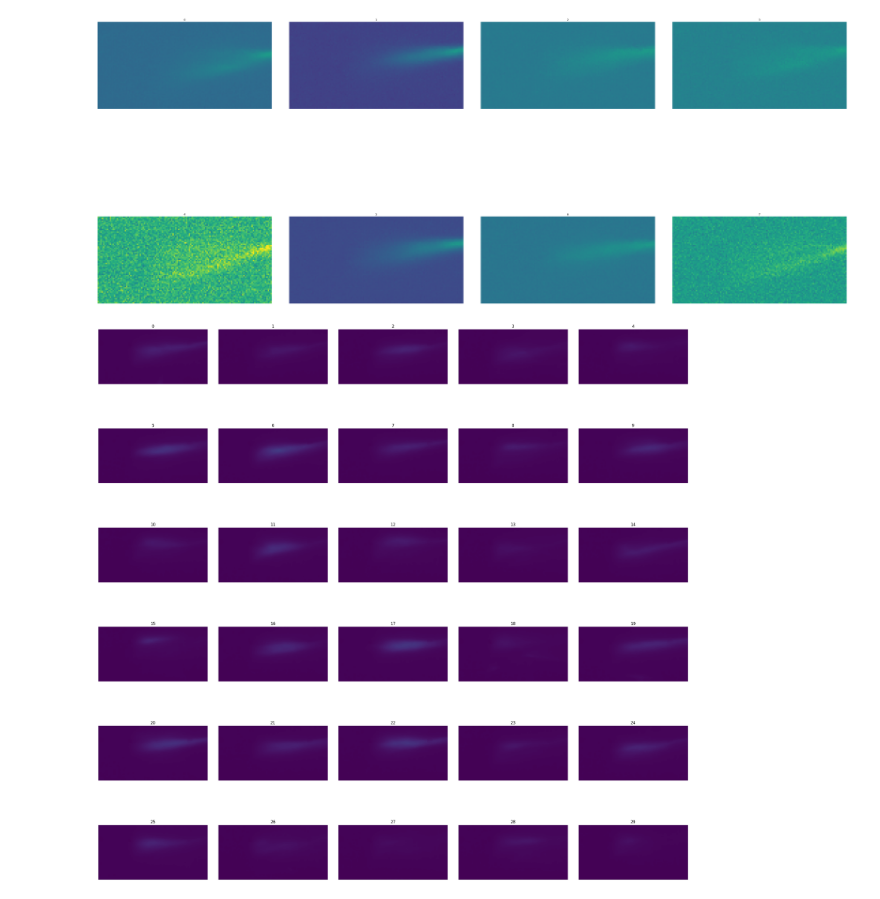
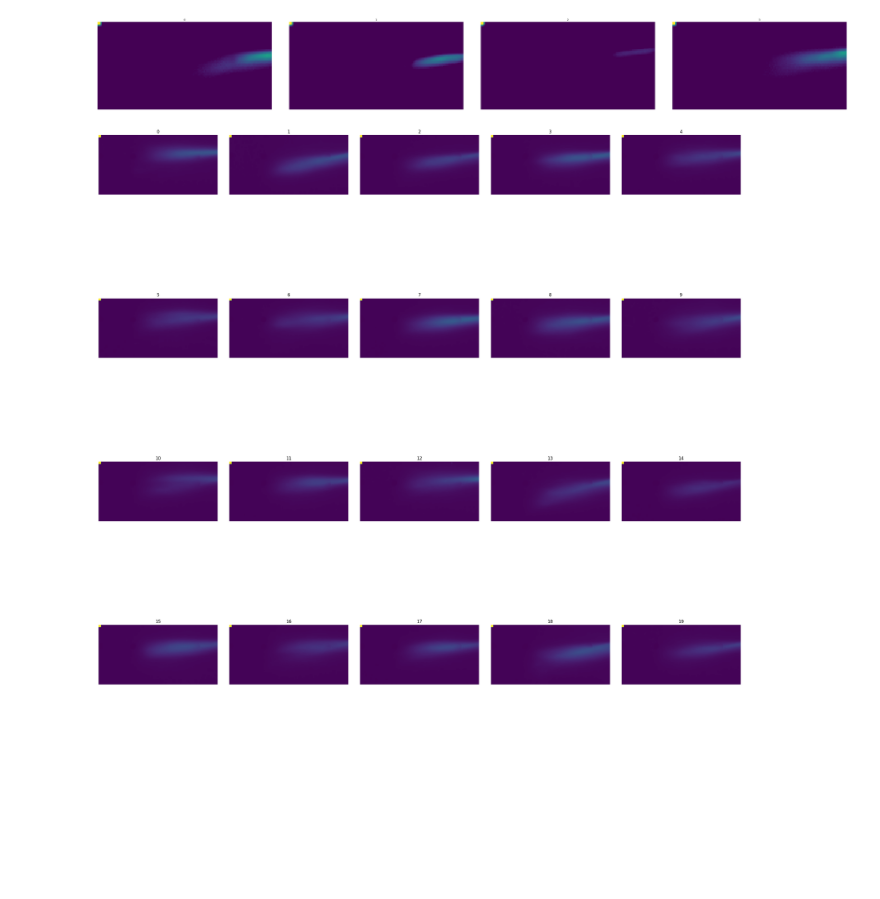
Before and after one commit to Jechmate/diffAE-elibeams, a Jupyter notebook: sample.ipynb, the cells around one changed output. Saved outputs shown, nothing was run; the diff lists cells and outputs as text; code cells hidden in the pictures; blank space fills up the shorter version.

Commit message:
Fingerprint addition, working model

```diff
--- a/sample.ipynb
+++ b/sample.ipynb
@@ -5,13 +5,13 @@
 from ddpm_conditional import *
 from utils import plot_images, plot_images_from_dir
 
-n = 8
-device = "cuda:1"
+n = 4
+device = "cuda:2"
 model = UNet_conditional(img_width=128, img_height=64, feat_num=3, device=device).to(device)
-ckpt = torch.load("models/CFG_noEMA/ema_ckpt.pt")
+ckpt = torch.load("models/CFG_700_norm_fing/ema_ckpt.pt")
 model.load_state_dict(ckpt)
 diffusion = Diffusion(img_width=128, img_height=64, device=device, noise_steps=700)
-y = torch.Tensor([13,14,20]).to(device).float().unsqueeze(0)
+y = torch.Tensor([13,15,20]).to(device).float().unsqueeze(0) # parameter vector
 x = diffusion.sample(model, n, y, cfg_scale=10)
 plot_images(x)
 save_samples(x)
@@ -20,5 +20,5 @@ save_samples(x)
-[figure, old version]
+[figure, new version]
 # %%
-plot_images_from_dir("train/3", 30)
+plot_images_from_dir("train/4", 20)
 # %% [output]
-[figure, old version]
+[figure, new version]
```
Also changed, not shown: parts of 1 cell of this notebook, 4 other files.
